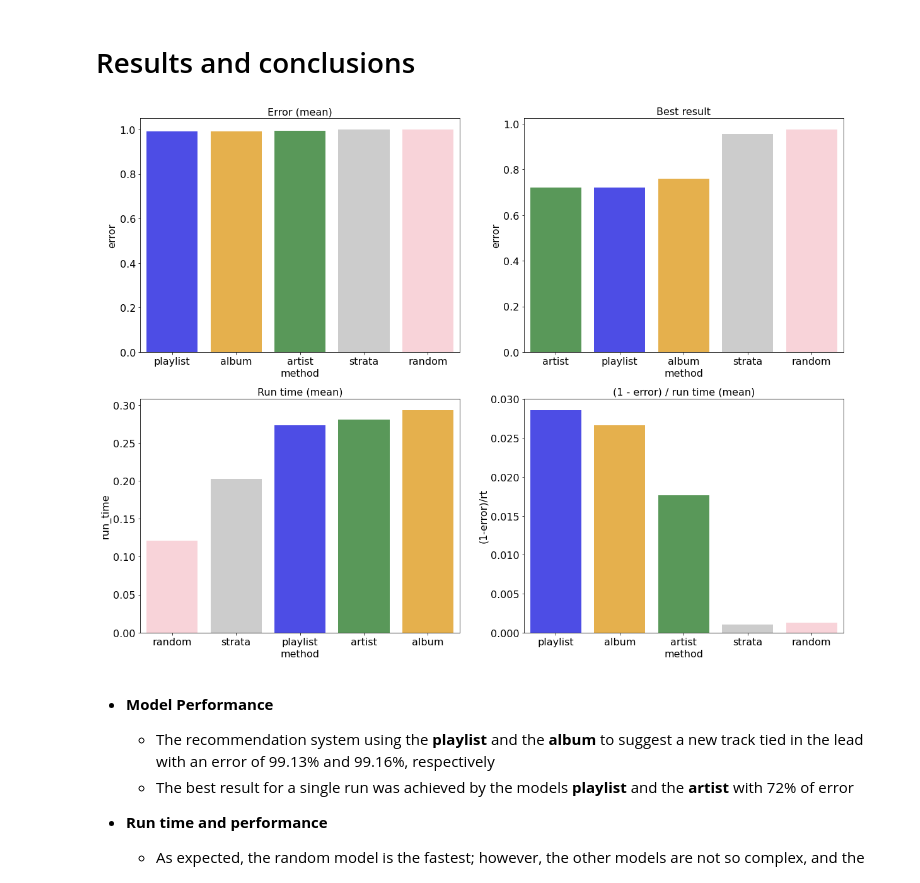
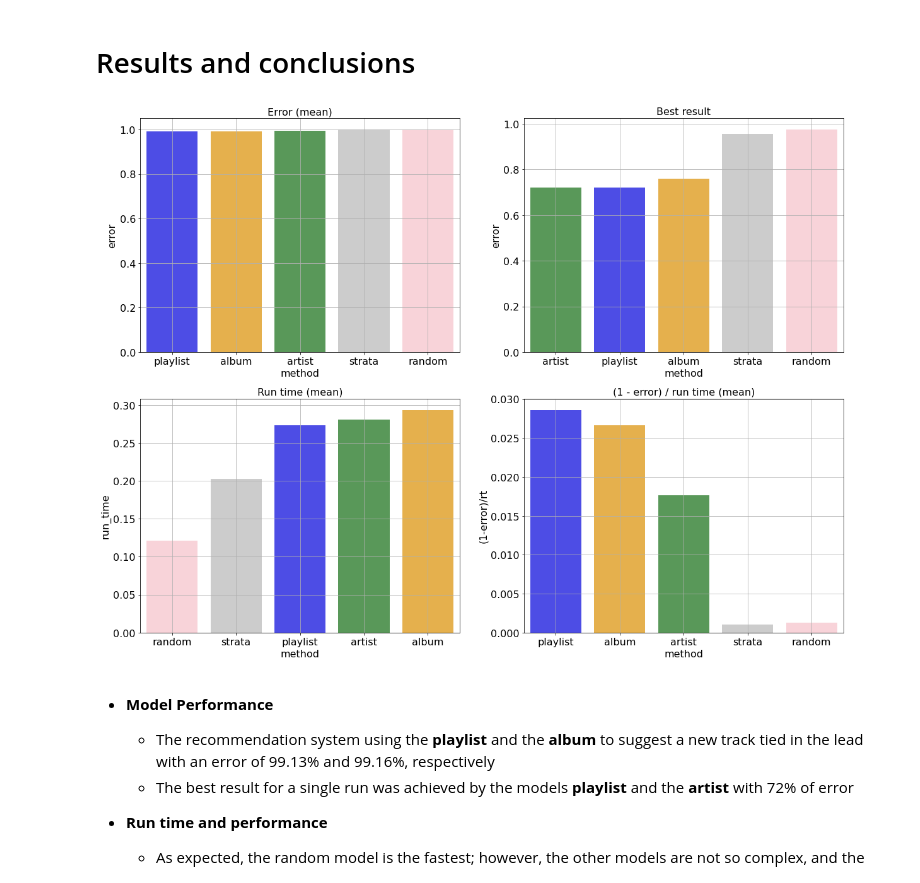
Before and after one commit to MarceloAlvesPereira/Follow_the_beat, a Jupyter notebook: Feel_the_rhythm_5_results_conclusion.ipynb, the cells around one changed output. Drawn from its saved outputs; the diff is of its cells as text; code cells hidden in the pictures.

```diff
--- a/Feel_the_rhythm_5_results_conclusion.ipynb
+++ b/Feel_the_rhythm_5_results_conclusion.ipynb
@@ -70,35 +70,36 @@ fig, axes = plt.subplots(ncols=2, nrows=2, figsize=(20, 15))
 ys = ['error', 'error', 'run_time', '(1-error)/rt']
 ds = [d, m, r, d]
 ts = [
     'Error (mean)', 'Best result', 'Run time (mean)',
     '(1 - error) / run time (mean)'
 ]
 
 i = 0
 for r in [0, 1]:
     for c in [0, 1]:
         axes[r, c].set_xlabel('', fontsize=16)
         axes[r, c].set_ylabel('', fontsize=16)
         axes[r, c].tick_params(labelsize=16)
 
         sns.barplot(ax=axes[r, c],
                     x='method',
                     y=ys[i],
                     data=ds[i],
                     palette={
                         'playlist': 'blue',
                         'album': 'orange',
                         'artist': 'forestgreen',
                         'strata': 'silver',
                         'random': 'pink'
                     },
                     alpha=0.8).set_title(ts[i], fontsize=16)
+        axes[r, c].grid()
         i = i + 1
 
-data_path = os.getcwd() + '\\data\\6_model_perf_hist.png'
+data_path = os.getcwd() + '\\data\\6_model_perf.png'
 plt.savefig(data_path, bbox_inches='tight')
 # %% [output]
-[figure, old version]
+[figure, new version]
 # %% [markdown]
 - **Model Performance**
     - The recommendation system using the **playlist** and the **album** to suggest a new track tied in the lead with an error of 99.13% and 99.16%, respectively
```
Also changed, not shown: parts of 2 cells of this notebook, 2 other files.
